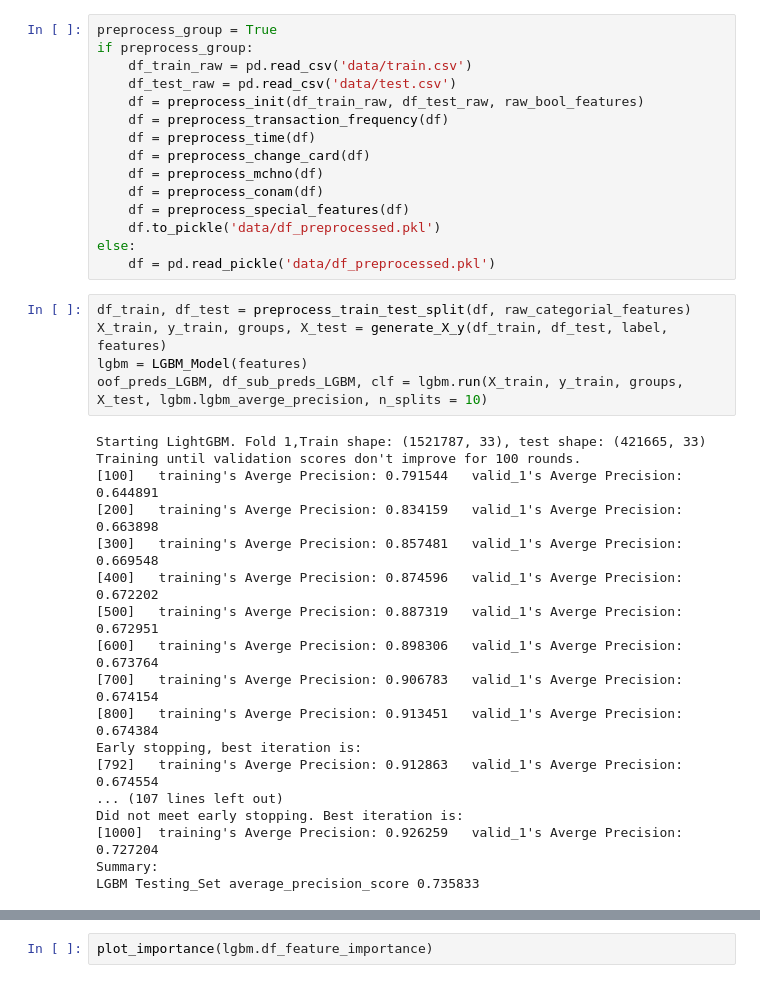
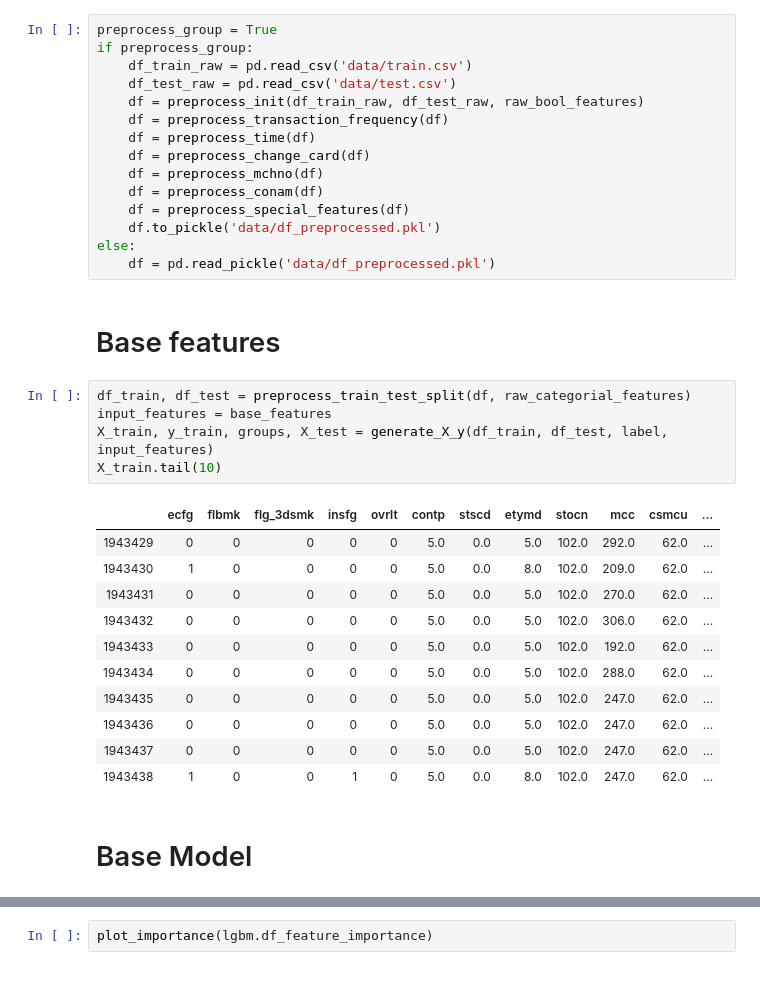
Before and after one commit to aarontong95/TBrain_Credit_Card, a Jupyter notebook: main.ipynb, the cells around one changed output, grey strips where cells are left out. Saved outputs shown, nothing was run; the diff lists cells and outputs as text.

```diff
--- a/main.ipynb
+++ b/main.ipynb
@@ -108,26 +112,24 @@ if preprocess_group:
     df.to_pickle('data/df_preprocessed.pkl')
 else:
     df = pd.read_pickle('data/df_preprocessed.pkl')
+# %% [markdown]
+# Base features
 # %%
 df_train, df_test = preprocess_train_test_split(df, raw_categorial_features)
-X_train, y_train, groups, X_test = generate_X_y(df_train, df_test, label, features)
-lgbm = LGBM_Model(features)
-oof_preds_LGBM, df_sub_preds_LGBM, clf = lgbm.run(X_train, y_train, groups, X_test, lgbm.lgbm_averge_precision, n_splits = 10)
+input_features = base_features
+X_train, y_train, groups, X_test = generate_X_y(df_train, df_test, label, input_features)
+X_train.tail(10)
 # %% [output]
-Starting LightGBM. Fold 1,Train shape: (1521787, 33), test shape: (421665, 33)
-Training until validation scores don't improve for 100 rounds.
-[100]   training's Averge Precision: 0.791544   valid_1's Averge Precision: 0.644891
-[200]   training's Averge Precision: 0.834159   valid_1's Averge Precision: 0.663898
-[300]   training's Averge Precision: 0.857481   valid_1's Averge Precision: 0.669548
-[400]   training's Averge Precision: 0.874596   valid_1's Averge Precision: 0.672202
-[500]   training's Averge Precision: 0.887319   valid_1's Averge Precision: 0.672951
-[600]   training's Averge Precision: 0.898306   valid_1's Averge Precision: 0.673764
-[700]   training's Averge Precision: 0.906783   valid_1's Averge Precision: 0.674154
-[800]   training's Averge Precision: 0.913451   valid_1's Averge Precision: 0.674384
-Early stopping, best iteration is:
-[792]   training's Averge Precision: 0.912863   valid_1's Averge Precision: 0.674554
-... (107 lines left out)
-Did not meet early stopping. Best iteration is:
-[1000]  training's Averge Precision: 0.926259   valid_1's Averge Precision: 0.727204
-Summary:
-LGBM Testing_Set average_precision_score 0.735833
+|  | ecfg | flbmk | flg_3dsmk | insfg | ovrlt | contp | stscd | etymd | stocn | mcc | csmcu | ... |
+| 1943429 | 0 | 0 | 0 | 0 | 0 | 5.0 | 0.0 | 5.0 | 102.0 | 292.0 | 62.0 | ... |
+| 1943430 | 1 | 0 | 0 | 0 | 0 | 5.0 | 0.0 | 8.0 | 102.0 | 209.0 | 62.0 | ... |
+| 1943431 | 0 | 0 | 0 | 0 | 0 | 5.0 | 0.0 | 5.0 | 102.0 | 270.0 | 62.0 | ... |
+| 1943432 | 0 | 0 | 0 | 0 | 0 | 5.0 | 0.0 | 5.0 | 102.0 | 306.0 | 62.0 | ... |
+| 1943433 | 0 | 0 | 0 | 0 | 0 | 5.0 | 0.0 | 5.0 | 102.0 | 192.0 | 62.0 | ... |
+| 1943434 | 0 | 0 | 0 | 0 | 0 | 5.0 | 0.0 | 5.0 | 102.0 | 288.0 | 62.0 | ... |
+| 1943435 | 0 | 0 | 0 | 0 | 0 | 5.0 | 0.0 | 5.0 | 102.0 | 247.0 | 62.0 | ... |
+| 1943436 | 0 | 0 | 0 | 0 | 0 | 5.0 | 0.0 | 5.0 | 102.0 | 247.0 | 62.0 | ... |
+| 1943437 | 0 | 0 | 0 | 0 | 0 | 5.0 | 0.0 | 5.0 | 102.0 | 247.0 | 62.0 | ... |
+| 1943438 | 1 | 0 | 0 | 1 | 0 | 5.0 | 0.0 | 8.0 | 102.0 | 247.0 | 62.0 | ... |
+# %% [markdown]
+# Base Model
```
Also changed, not shown: parts of 14 cells of this notebook, 2 other files.
